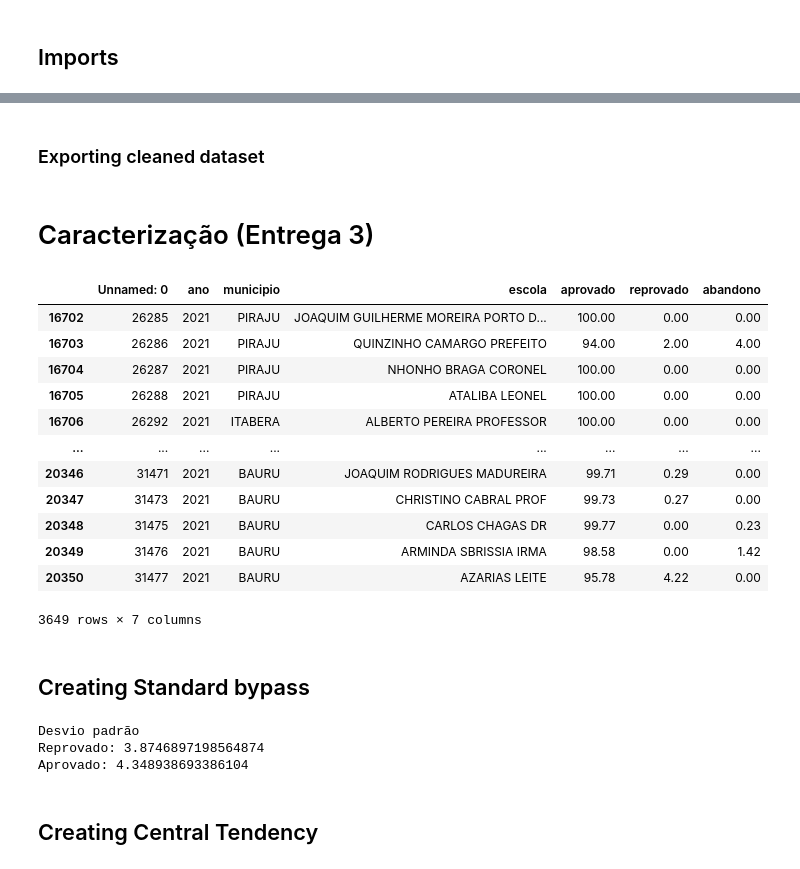
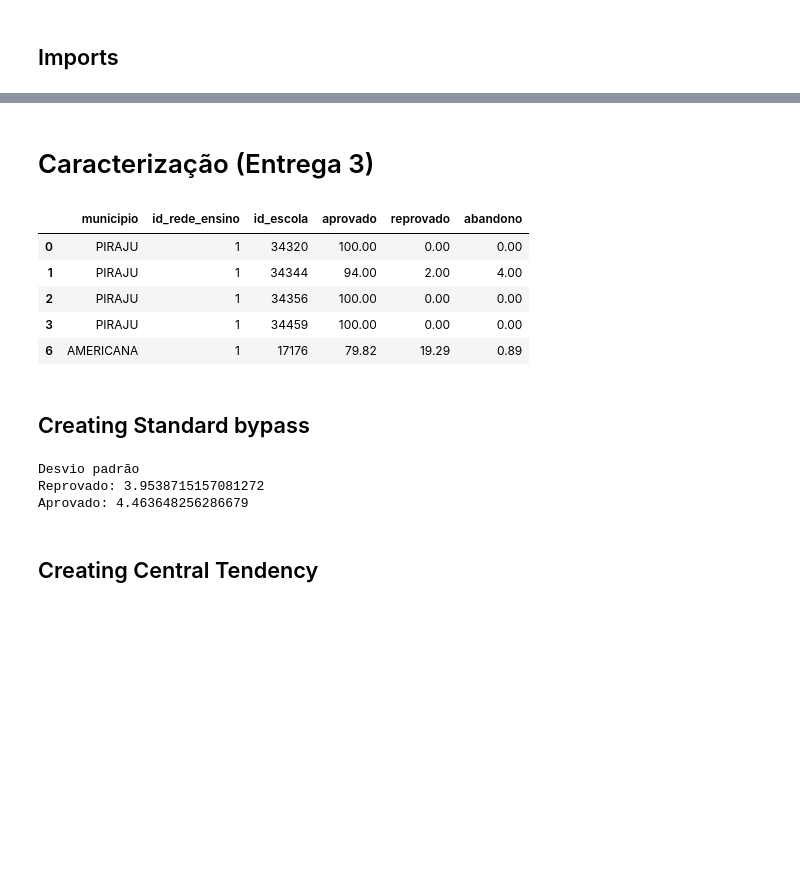
Before and after one commit to maiconspa/student-analysis, a Jupyter notebook: a3_big_data.ipynb, the cells around one changed output, grey strips where cells are left out. Cells and saved outputs as stored; diff of their text form; code cells hidden in the pictures; blank space fills up the shorter version.

Commit message:
Created new notebook for unified data treatment and applyied related changes to a3_big_data.ipynb file

```diff
--- a/a3_big_data.ipynb
+++ b/a3_big_data.ipynb
@@ -109,2 +9,0 @@ See the caveats in the documentation: https://pandas.pydata.org/pandas-docs/stab
-# %% [markdown]
-### Exporting cleaned dataset
@@ -113,34 +10,28 @@ df_cleaned.to_excel('output/fluxo_escolar_2021_cleaned.xlsx')
 # %% [markdown]
 # Caracterização (Entrega 3)
-# %%
-#'output/fluxo_escolar_filtered_2021.xlsx'
-df_filtered_2021 = pd.read_excel('data/fluxo_escolar_filtered_correct_percentages.xlsx')
-df_filtered_2021
-# %% [output]
-|  | Unnamed: 0 | ano | municipio | escola | aprovado | reprovado | abandono |
-| 16702 | 26285 | 2021 | PIRAJU | JOAQUIM GUILHERME MOREIRA PORTO D... | 100.00 | 0.00 | 0.00 |
-| 16703 | 26286 | 2021 | PIRAJU | QUINZINHO CAMARGO PREFEITO | 94.00 | 2.00 | 4.00 |
-| 16704 | 26287 | 2021 | PIRAJU | NHONHO BRAGA CORONEL | 100.00 | 0.00 | 0.00 |
-| 16705 | 26288 | 2021 | PIRAJU | ATALIBA LEONEL | 100.00 | 0.00 | 0.00 |
-| 16706 | 26292 | 2021 | ITABERA | ALBERTO PEREIRA PROFESSOR | 100.00 | 0.00 | 0.00 |
-| ... | ... | ... | ... | ... | ... | ... | ... |
-| 20346 | 31471 | 2021 | BAURU | JOAQUIM RODRIGUES MADUREIRA | 99.71 | 0.29 | 0.00 |
-| 20347 | 31473 | 2021 | BAURU | CHRISTINO CABRAL PROF | 99.73 | 0.27 | 0.00 |
-| 20348 | 31475 | 2021 | BAURU | CARLOS CHAGAS DR | 99.77 | 0.00 | 0.23 |
-| 20349 | 31476 | 2021 | BAURU | ARMINDA SBRISSIA IRMA | 98.58 | 0.00 | 1.42 |
-| 20350 | 31477 | 2021 | BAURU | AZARIAS LEITE | 95.78 | 4.22 | 0.00 |
-3649 rows × 7 columns
+# %%
+df_cleaned = pd.read_excel('output/fluxo_escolar_2021_cleaned.xlsx',
+                           engine='openpyxl',
+                           index_col=[0])
+df_cleaned.head()
+# %% [output]
+|  | municipio | id_rede_ensino | id_escola | aprovado | reprovado | abandono |
+| 0 | PIRAJU | 1 | 34320 | 100.00 | 0.00 | 0.00 |
+| 1 | PIRAJU | 1 | 34344 | 94.00 | 2.00 | 4.00 |
+| 2 | PIRAJU | 1 | 34356 | 100.00 | 0.00 | 0.00 |
+| 3 | PIRAJU | 1 | 34459 | 100.00 | 0.00 | 0.00 |
+| 6 | AMERICANA | 1 | 17176 | 79.82 | 19.29 | 0.89 |
 # %% [markdown]
 ## Creating Standard bypass
 # %%
-std_reprovado = df_filtered_2021['reprovado'].std()
-std_aprovado = df_filtered_2021['aprovado'].std()
+std_reprovado = df_cleaned['reprovado'].std()
+std_aprovado = df_cleaned['aprovado'].std()
 
 print(f"Desvio padrão\nReprovado: { str(std_reprovado)} \nAprovado: {str(std_aprovado)}")
 # %% [output]
 Desvio padrão
-Reprovado: 3.8746897198564874
-Aprovado: 4.348938693386104
+Reprovado: 3.9538715157081272
+Aprovado: 4.463648256286679
 # %% [markdown]
 ## Creating Central Tendency
 # %%
```
Also changed, not shown: parts of 14 cells of this notebook, 4 other files.
